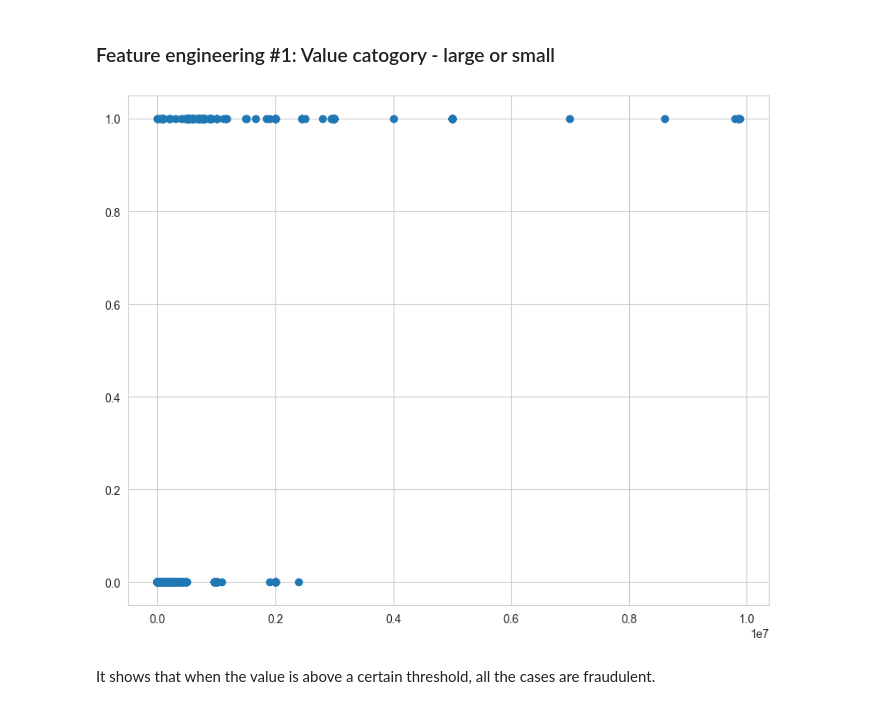
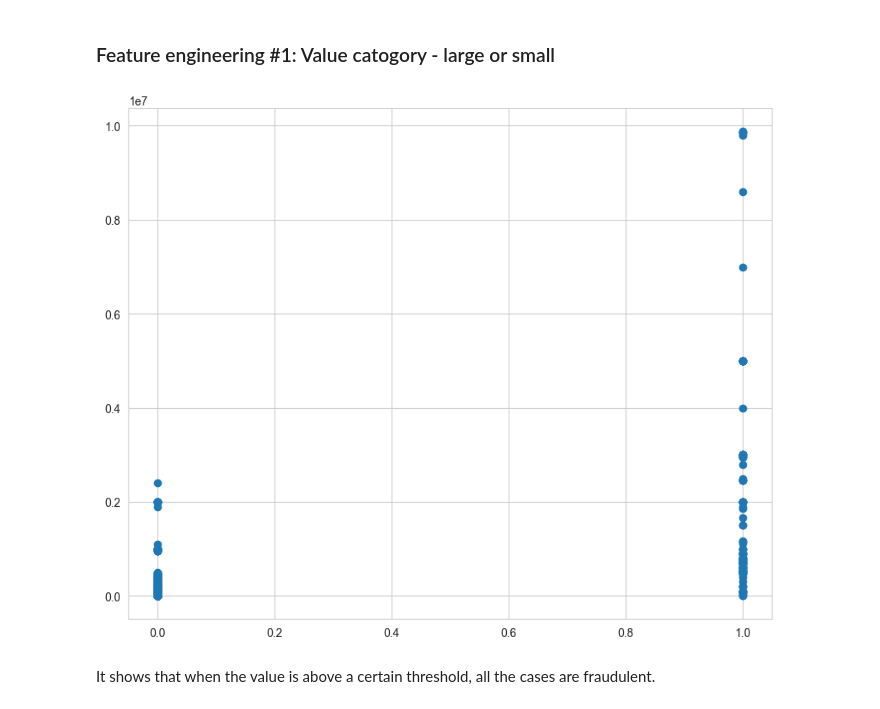
Before and after one commit to Ivyloeou/ML_Xente_Fraud_Detection, a Jupyter notebook: Fraud-detection-challenge.ipynb, the cells around one changed output. Saved outputs shown, nothing was run; the diff lists cells and outputs as text; code cells hidden in the pictures.

```diff
--- a/Fraud-detection-challenge.ipynb
+++ b/Fraud-detection-challenge.ipynb
@@ -219,13 +244,13 @@ Pricing strategy doesnt seem to be systematically different for fraud and non-fr
 # %%
 # Plot the value and compare fraud and non fraud values
 
 train_raw_value = train_raw.Value
 FraudResult_raw = train_raw.FraudResult
 
-plt.scatter(train_raw_value,FraudResult_raw)
+plt.scatter(FraudResult_raw, train_raw_value)
 plt.show()
 # %% [output]
-[figure, old version]
+[figure, new version]
 # %% [markdown]
 It shows that when the value is above a certain threshold, all the cases are fraudulent.
 # %%
```
Also changed, not shown: parts of 45 cells of this notebook.
